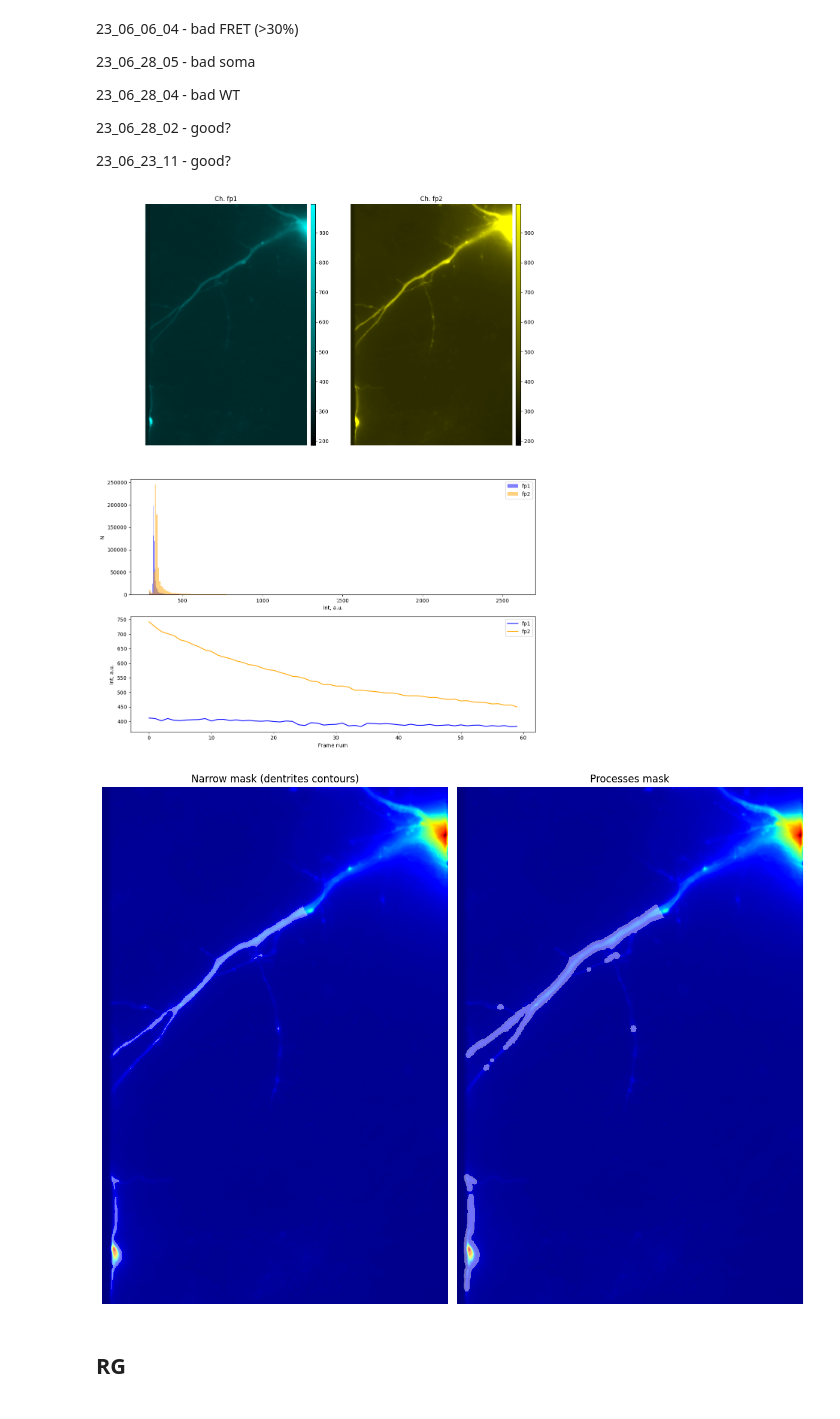
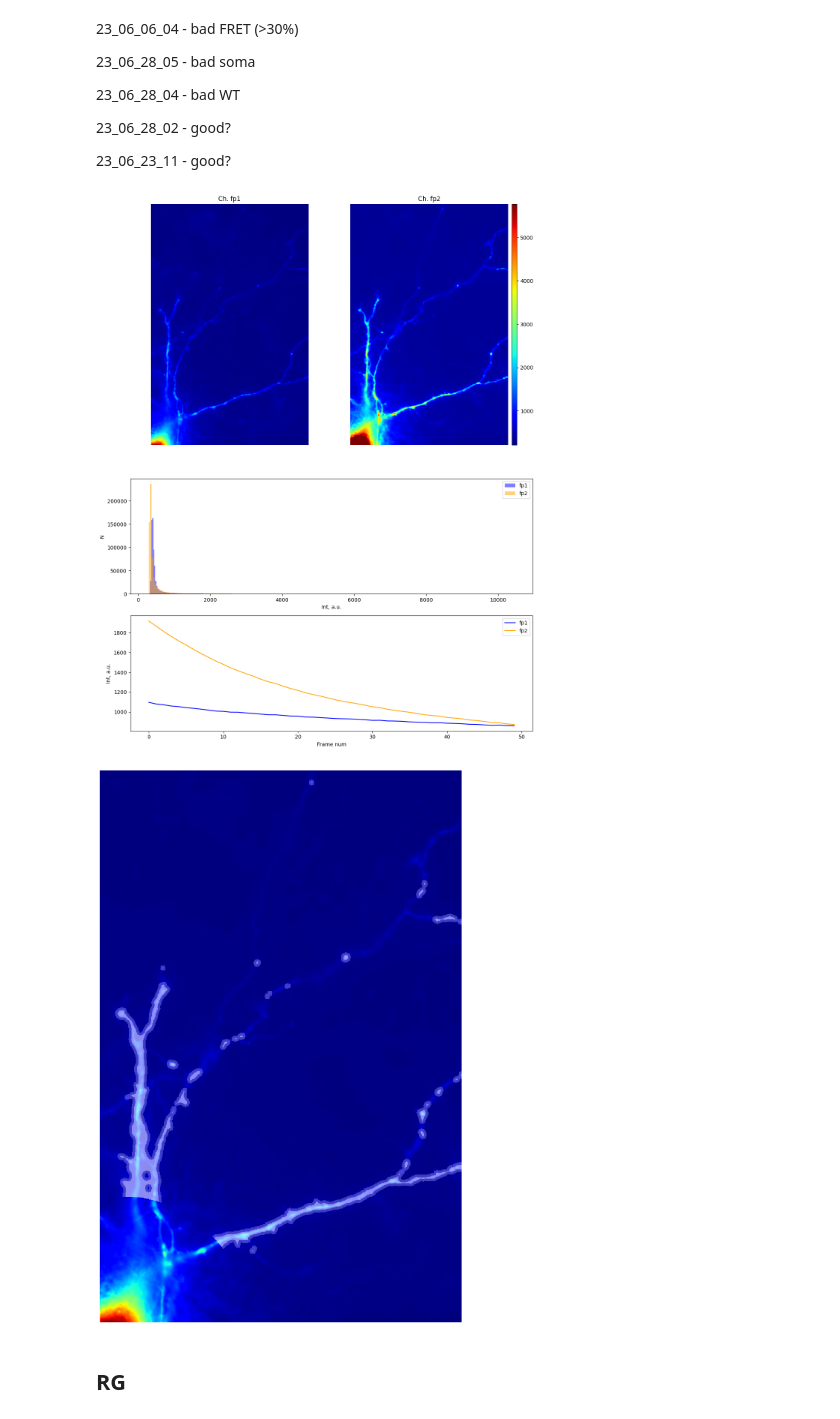
Before and after one commit to wisstock/LTData, a Jupyter notebook: wt_vs_mut.ipynb, the cells around one changed output. Cells and saved outputs as stored; diff of their text form; code cells hidden in the pictures.

```diff
--- a/wt_vs_mut.ipynb
+++ b/wt_vs_mut.ipynb
@@ -48,20 +49,20 @@ from domb.utils import masking
 
 23_06_23_11 - good?
 # %%
-reg_path = 'data/wt_vs_mut/23_10_12_04.tif'
+reg_path = 'data/wt_vs_mut/23_06_23_11.tif'
 reg_name = reg_path.split('/')[-1]
 reg_name = reg_name.split('.')[0]
 
 
 # fp1-CFP, fp2-YFP or fp1-RFP, fp2-YFP
-reg = WF(img_path=reg_path, img_name=reg_name, ch_order={'fp1':3,'fp2':0}, wf_sigma=.75,
-         soma_mask=True, soma_th=.7, soma_ext=300, proc_sigma=1)  # processes masking parameters
+reg = WF(img_path=reg_path, img_name=reg_name, ch_order={'fp1':1,'fp2':3}, wf_sigma=.75, border_crop=20,
+         soma_mask=True, soma_th=.7, soma_ext=200, proc_sigma=1)  # processes masking parameters
 
 reg.ch_pic()
 reg.processes_mask_pic()
 # %% [output]
-[figure, old version]
+[figure, new version]
-[figure, old version]
+[figure, new version]
 # %% [markdown]
 ## RG
 # %%
```
Also changed, not shown: parts of 7 cells of this notebook, 2 other files.
